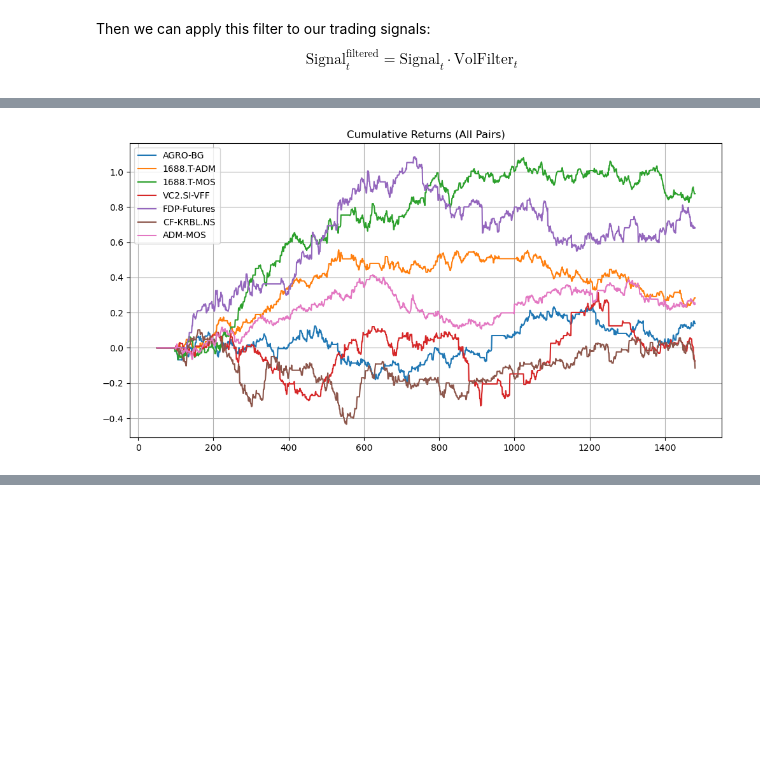
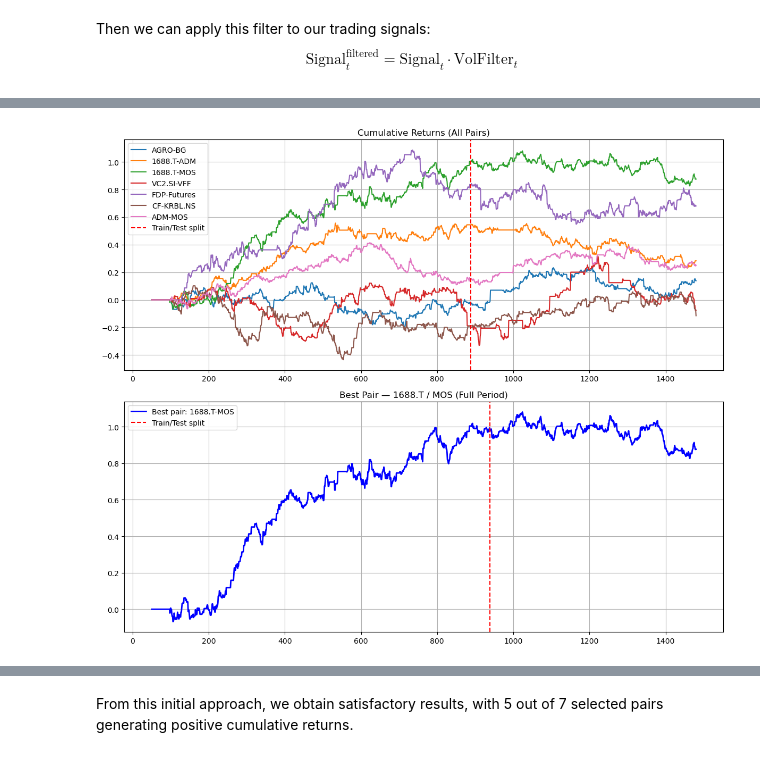
Before and after one commit to NatachaGsn/rice-trading-project, a Jupyter notebook: Trading_game2.ipynb, the cells around one changed output, grey strips where cells are left out. Saved outputs shown, nothing was run; the diff lists cells and outputs as text; code cells hidden in the pictures; blank space fills up the shorter version.

```diff
--- a/Trading_game2.ipynb
+++ b/Trading_game2.ipynb
@@ -523,23 +541,3 @@ for asset1, asset2 in cointegrated_pairs[["Asset 1","Asset 2"]].values:
     Y = log_prices[[asset1, asset2]].dropna()
 
     pairs_Y[(asset1, asset2)] = Y
-# %%
-for pair, Y in pairs_Y.items():
-
-    res = run_strategy(
-        Y,
-        lookback=30,
-        L_v=20,
-        k=1.5,
-        threshold=0.8,
-        transaction_cost=0.00,
-    )
-
-    returns = res["returns"]
-    split_idx = res["split_index"]
-
-    # cumulative returns
-    cum_returns = np.nancumsum(returns)
-# %%
-split_plot_idx = split_idx - 50  # lookback = 50
-time_index = Y.index[-len(cum_returns):]
@@ -568,19 +595,63 @@ plt.show()
 # %%
-plt.figure(figsize=(12,6))
+split_ratio = 0.6
+
+fig, (ax1, ax2) = plt.subplots(2, 1, figsize=(12, 10))
+
+best_sharpe = -np.inf
+best_pair = None
+best_all_returns = None
 
 for pair, Y in pairs_Y.items():
 
-    res = run_strategy(Y, 50, 30, 1.5, 0.7, 0.0)
+    res = run_strategy(Y, lookback=50, L_v=30, k=1.5, threshold=0.7, transaction_cost=0.0, split=split_ratio)
+
+    if res is None:
+        continue
 
     returns = res["returns"]
+    split_idx = res["split_index"]
     cum_returns = np.nancumsum(returns)
     time_index = Y.index[-len(cum_returns):]
 
-    plt.plot(time_index, cum_returns, label=f"{pair[0]}-{pair[1]}")
+    ax1.plot(time_index, cum_returns, label=f"{pair[0]}-{pair[1]}")
+    split_date = Y.index[split_idx]
 
-plt.legend()
-plt.title("Cumulative Returns (All Pairs)")
-plt.grid()
+    # find best pair by Sharpe on full period
+    sr = sharpe_ratio(returns)
+    if sr > best_sharpe:
+        best_sharpe = sr
+        best_pair = pair
+        best_all_returns = returns
+        best_time_index = time_index
+        best_split_idx = split_idx
+
+ax1.axvline(x=split_date, color='red', linestyle='--', label='Train/Test split')
+ax1.legend()
+ax1.set_title("Cumulative Returns (All Pairs)")
+ax1.grid()
+
+best_cum = np.nancumsum(best_all_returns)
+ax2.plot(best_time_index, best_cum, color='blue', linewidth=2,
+         label=f"Best pair: {best_pair[0]}-{best_pair[1]}")
+ax2.axvline(x=best_time_index[best_split_idx], color='red', linestyle='--', label='Train/Test split')
+ax2.set_title(f"Best Pair — {best_pair[0]} / {best_pair[1]} (Full Period)")
+ax2.legend()
+ax2.grid()
+
+plt.tight_layout()
 plt.show()
+
+sr  = sharpe_ratio(best_all_returns)
+cal = calmar_ratio(best_all_returns)
+ar  = annual_return(best_all_returns)
+av  = annual_volatility(best_all_returns)
+mdd = max_drawdown(best_cum)
+
+print(f"\nBest Pair: {best_pair[0]} / {best_pair[1]}")
+print(f" Sharpe Ratio     : {sr}")
+print(f" Calmar Ratio     : {cal}")
+print(f"  Annual Return    : {ar}")
+print(f"  Annual Volatility: {av}")
+print(f"  Max Drawdown     : {mdd}")
 # %% [output]
-[figure, old version]
+[figure, new version]
@@ -586,0 +664,2 @@ plt.show()
+# %% [markdown]
+From this initial approach, we obtain satisfactory results, with 5 out of 7 selected pairs generating positive cumulative returns.
```
Also changed, not shown: parts of 57 cells of this notebook.
